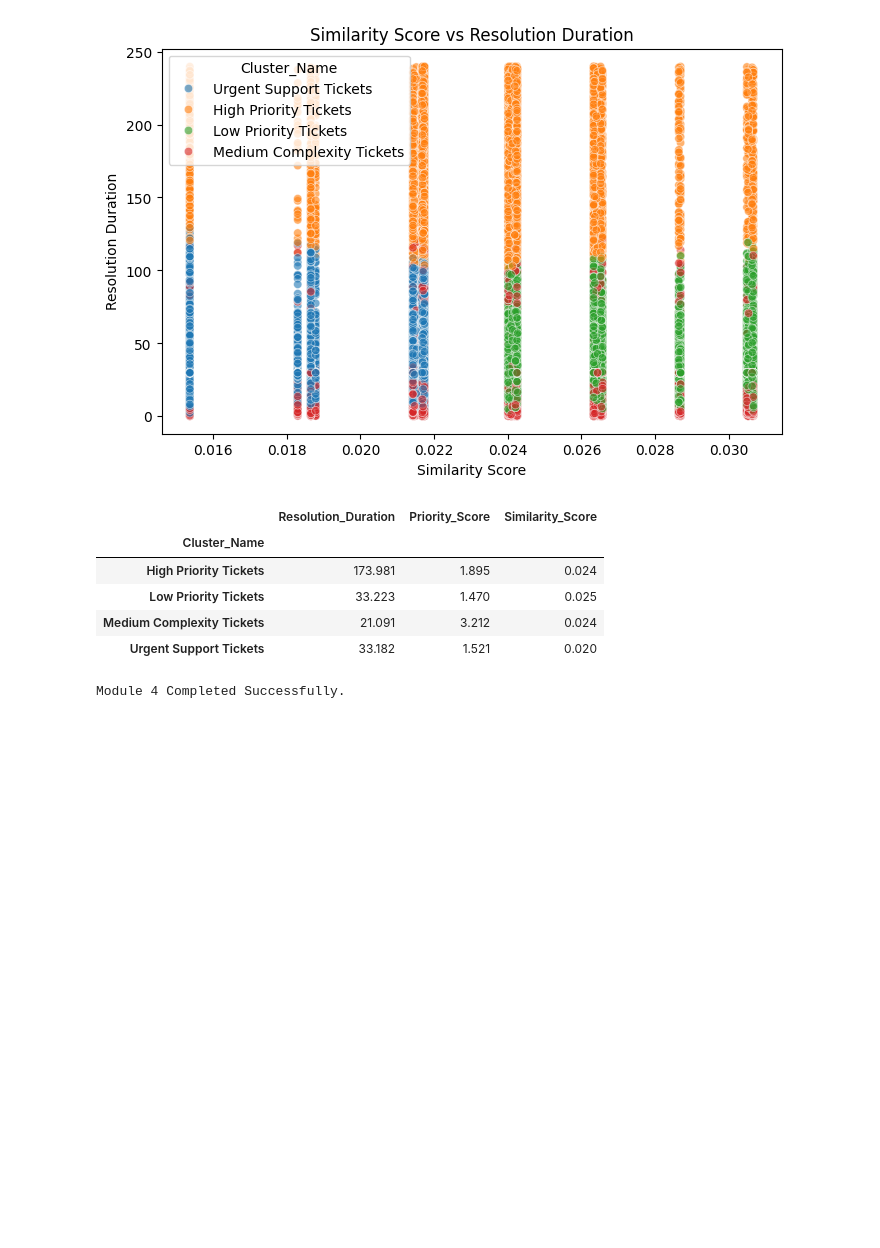
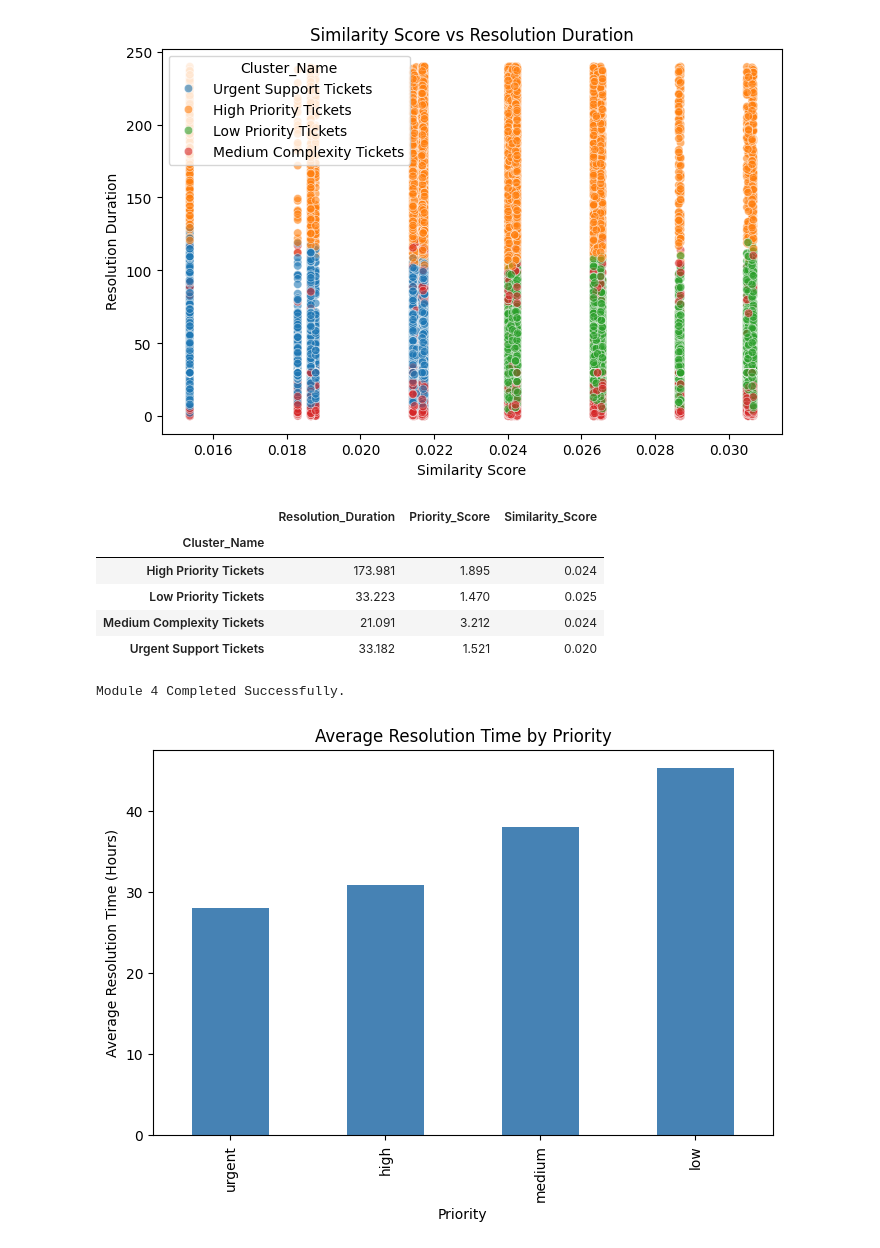
Before and after one commit to springboardmentor1210a/Supportlytics, a Jupyter notebook: notebooks/week1.ipynb, the cells around one changed output. Saved outputs shown, nothing was run; the diff lists cells and outputs as text; code cells hidden in the pictures; blank space fills up the shorter version.

```diff
--- a/notebooks/week1.ipynb
+++ b/notebooks/week1.ipynb
@@ -1145,3 +1145,17 @@ df.to_csv(
 print("Module 4 Completed Successfully.")
 # %% [output]
 Module 4 Completed Successfully.
+# %%
+plt.figure(figsize=(8,5))
+
+priority_resolution = df.groupby("priority")["Resolution_Duration"].mean().sort_values()
+
+priority_resolution.plot(kind="bar", color="steelblue")
+
+plt.title("Average Resolution Time by Priority")
+plt.xlabel("Priority")
+plt.ylabel("Average Resolution Time (Hours)")
+
+plt.show()
+# %% [output]
+[figure, added]
```
Also changed, not shown: parts of 13 cells of this notebook, 4 other files.
